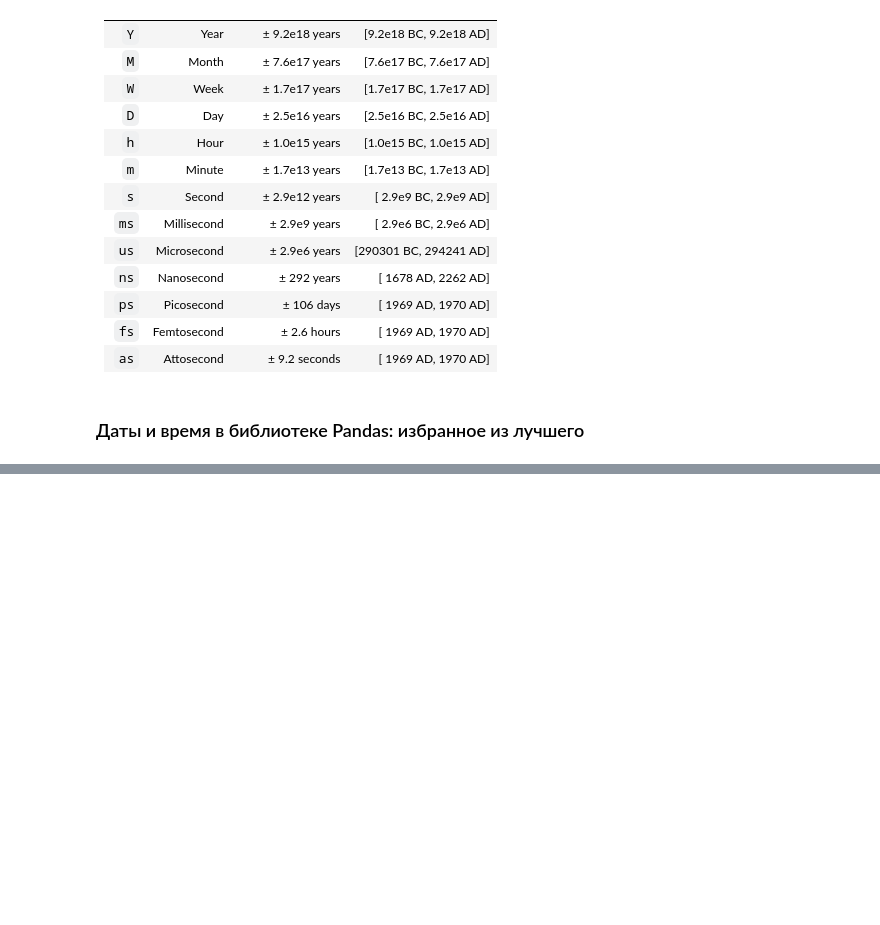
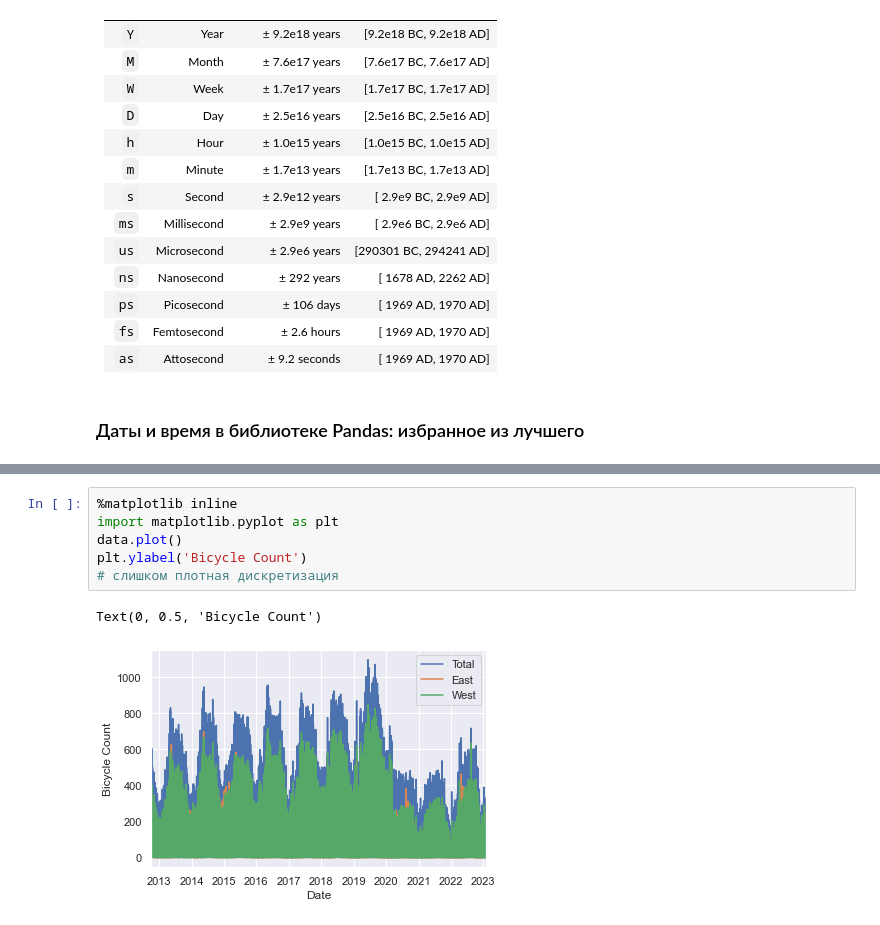
Before and after one commit to I-Trush/Jake_VanderPlas, a Jupyter notebook: vander_plus_3_Pandas_11.ipynb, the cells around one changed output, grey strips where cells are left out. Cells and saved outputs as stored; diff of their text form; blank space fills up the shorter version.

```diff
--- a/vander_plus_3_Pandas_11.ipynb
+++ b/vander_plus_3_Pandas_11.ipynb
@@ -89,0 +476,9 @@ numpy.datetime64('2020-07-04T12:59:59.500000000')
+# %%
+%matplotlib inline
+import matplotlib.pyplot as plt
+data.plot()
+plt.ylabel('Bicycle Count')
+# слишком плотная дискретизация
+# %% [output]
+Text(0, 0.5, 'Bicycle Count')
+[figure, added]
```
Also changed, not shown: parts of 60 cells of this notebook, 1 other file.
